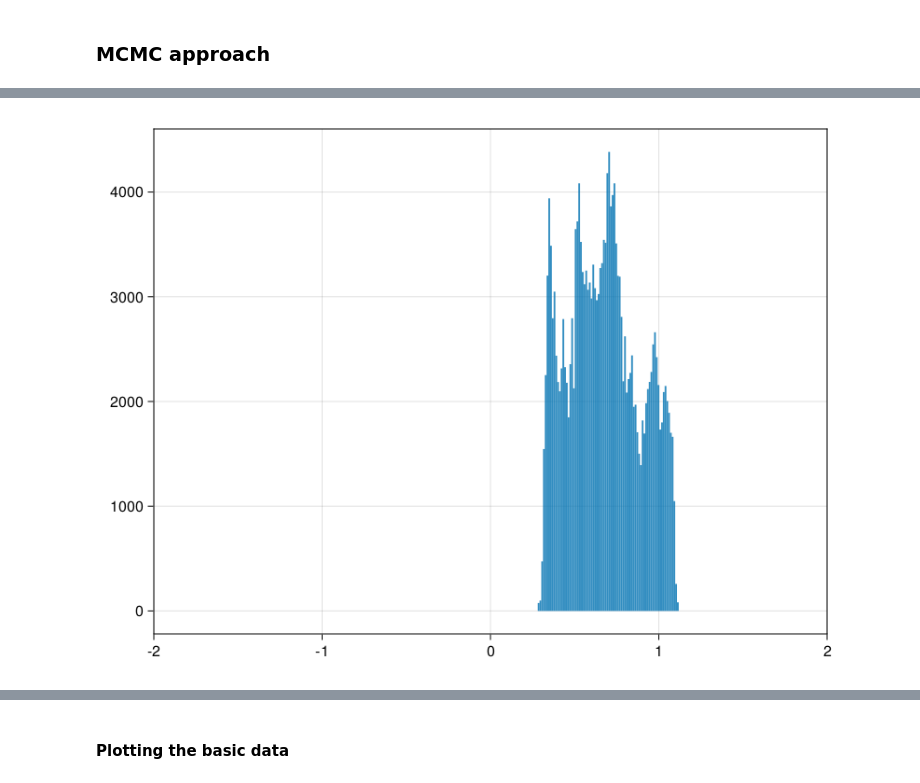
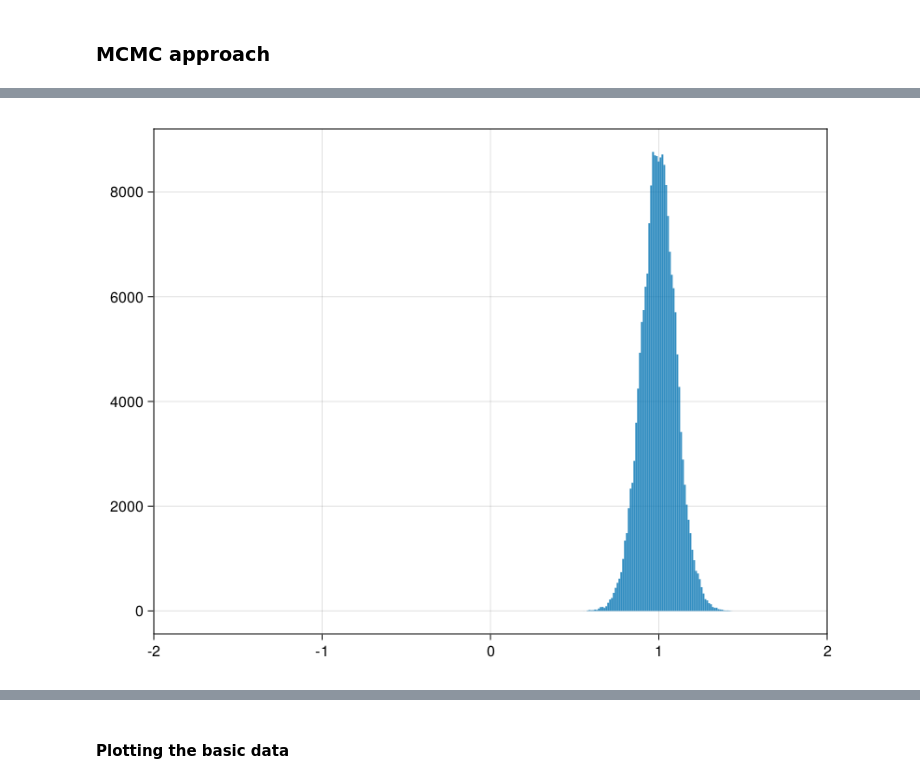
Before and after one commit to mleprovost/LowRankVortex.jl, a Jupyter notebook: stationary/MCMC-based inference of point vortices from pressure.ipynb, the cells around one changed output, grey strips where cells are left out. Saved outputs shown, nothing was run; the diff lists cells and outputs as text; code cells hidden in the pictures.

```diff
--- a/stationary/MCMC-based inference of point vortices from pressure.ipynb
+++ b/stationary/MCMC-based inference of point vortices from pressure.ipynb
@@ -159,4 +169,4 @@ xseed = generate_random_state(xr,yr,Γr,obs.config)
 xseeds = [xseed for n = 1:nchain]
 #xseeds = [generate_random_state(xr,yr,Γr,obs.config) for n = 1:nchain]
 
-x_data, accept_data, logp_data, swaps, swapaccepts = metropolis(xseeds,Ntrial,x -> normal_loglikelihood(x,t,ystar,Σϵ,obs),propvars;β=β,process_state=x->state_filter!(x,obs));
+x_data, accept_data, logp_data, swaps, swapaccepts = metropolis(xseeds,Ntrial,my_logp̃,propvars;β=β,process_state=x->state_filter!(x,obs));
@@ -201,3 +172,0 @@ propvars = [propvar/β[i] for i = 1:nchain];
-# %%
-xseeds = [x_data[j][:,end] for j = 1:nchain]
-x_data, accept_data, logp_data, swaps, swapaccepts = metropolis(xseeds,Ntrial,x -> normal_loglikelihood(x,t,ystar,Σϵ,obs),propvars;β=β,process_state=x->state_filter!(x,obs));
@@ -203,0 +201,2 @@ x_data, accept_data, logp_data, swaps, swapaccepts = metropolis(xseeds,Ntrial,x
+# %%
+β = 3.0.^(range(0,-3,length=nchain));
@@ -204,3 +211,6 @@ x_data, accept_data, logp_data, swaps, swapaccepts = metropolis(xseeds,Ntrial,x
+# %%
+xseeds = [x_data[j][:,end] for j = 1:nchain]
+x_data, accept_data, logp_data, swaps, swapaccepts = metropolis(xseeds,Ntrial,my_logp̃,propvars;β=β,process_state=x->state_filter!(x,obs));
 # %%
 count.(accept_data)/length(accept_data[1])
 # %% [output]
@@ -230,5 +240,5 @@ f
 # %%
-data_histogram(x_data[1][3,:])
+data_histogram(x_data[2][3,:])
 # %% [output]
-[figure, old version]
+[figure, new version]
 # %%
```
Also changed, not shown: parts of 44 cells of this notebook, 4 other files.
